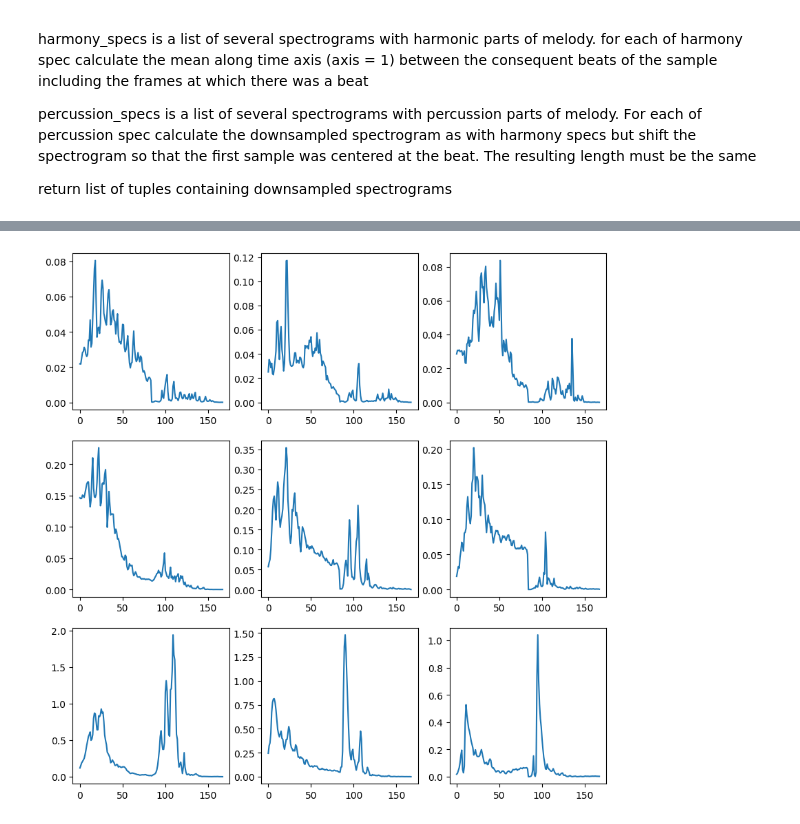
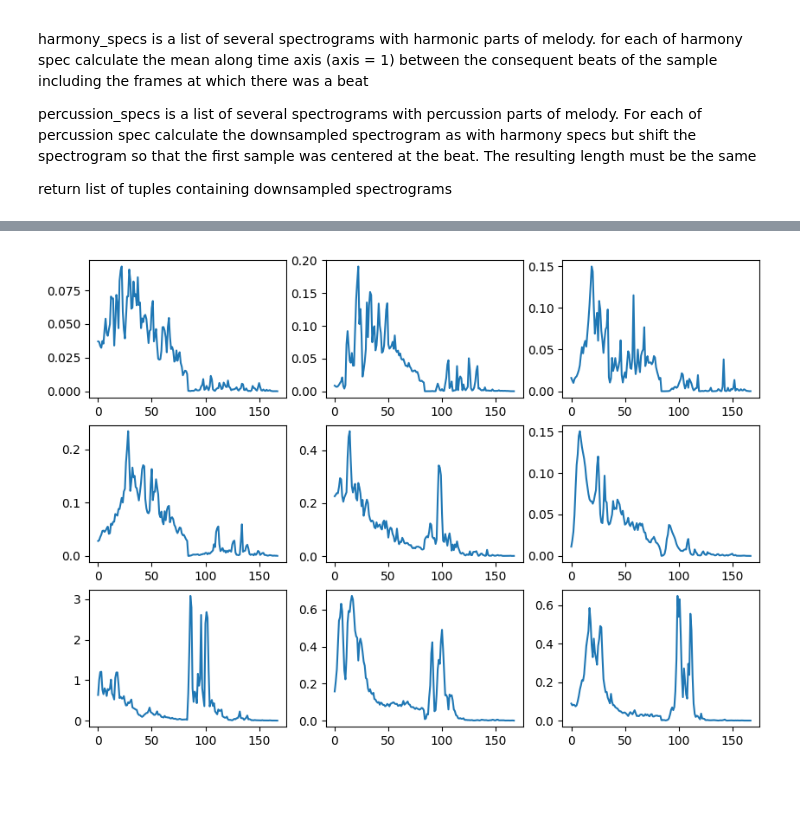
Before and after one commit to dmitrysluch/ariel-tds-music-genre, a Jupyter notebook: genre_detenction_ext.ipynb, the cells around one changed output, grey strips where cells are left out. Cells and saved outputs as stored; diff of their text form; code cells hidden in the pictures; blank space fills up the shorter version.

```diff
--- a/genre_detenction_ext.ipynb
+++ b/genre_detenction_ext.ipynb
@@ -673,13 +682,13 @@ pd.DataFrame(
 # %%
-# It looks like the most important features are high frequencies of drums, which is the last thing I expected. Lets check pictures:
+# It looks like the one of the most important features are high frequencies of drums, which is the last thing I expected. Lets check pictures:
 s_y = E_train.get_features(['s_y'])[:, 0]
 jazz_idx = np.where(s_y == 'jazz')[0][:3]
 rock_idx = np.where(s_y == 'rock')[0][:3]
 hip_hop_idx = np.where(s_y == 'hiphop')[0][:3]
 
-plt.figure().set_size_inches(10, 10)
+plt.figure().set_size_inches(10, 7)
 for pos, idx in enumerate(np.hstack([jazz_idx, rock_idx, hip_hop_idx])):
     plt.subplot(3, 3, pos + 1)
-    plt.plot(E_train.features['percussive_chromo_stats'][idx])
+    plt.plot(E_train.features['percussive_freq_stats'][idx])
 # %% [output]
-[figure, old version]
+[figure, new version]
```
Also changed, not shown: parts of 24 cells of this notebook, 2 other files.
